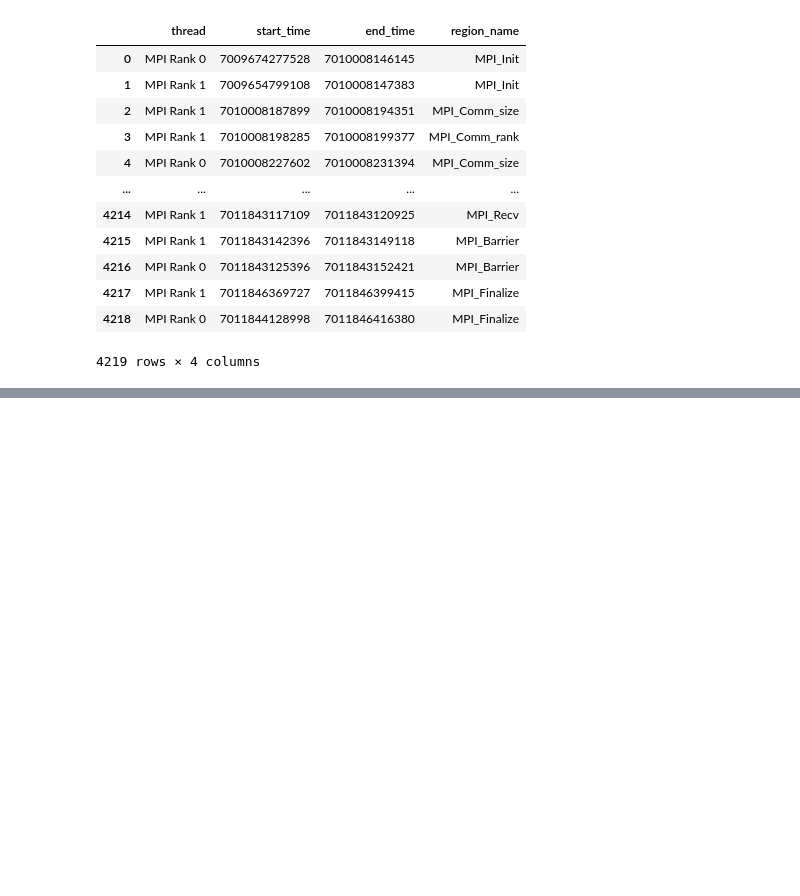
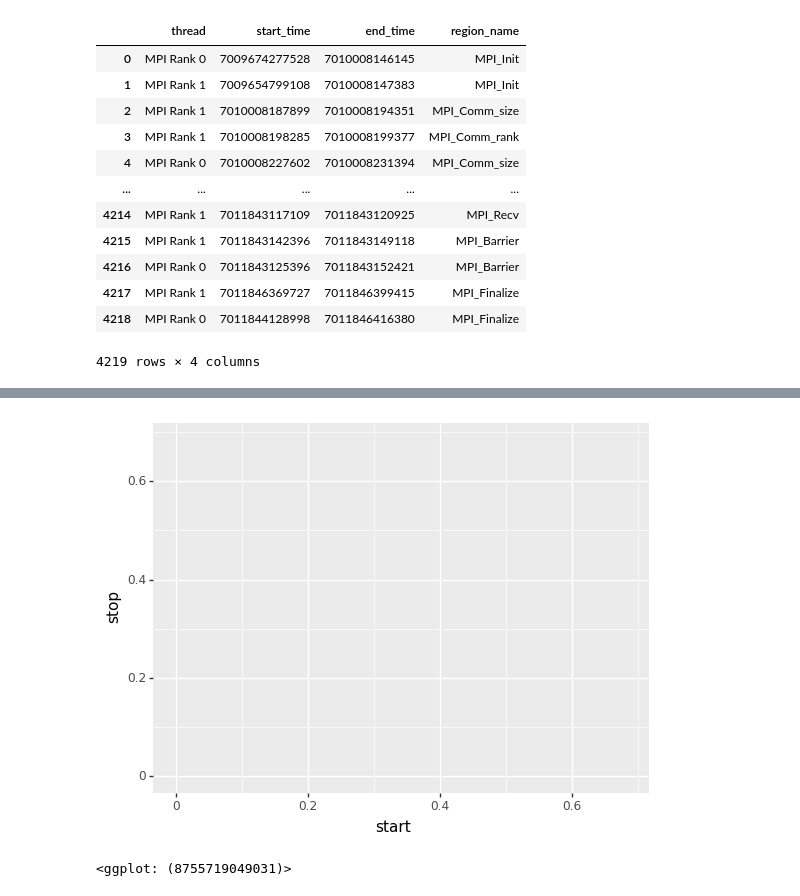
Before and after one commit to kellekai-jira/Fugaku-Particle-Filter, a Jupyter notebook: profiling/otf2-reader.ipynb, the cells around one changed output, grey strips where cells are left out. Cells and saved outputs as stored; diff of their text form; code cells hidden in the pictures; blank space fills up the shorter version.

```diff
--- a/profiling/otf2-reader.ipynb
+++ b/profiling/otf2-reader.ipynb
@@ -110,0 +162,5 @@ df
+# %%
+(ggplot(df_a, aes(x='start', y='stop')))
+# %% [output]
+[figure, added]
+<ggplot: (8755719049031)>
```
Also changed, not shown: parts of 7 cells of this notebook, 7 other files.
